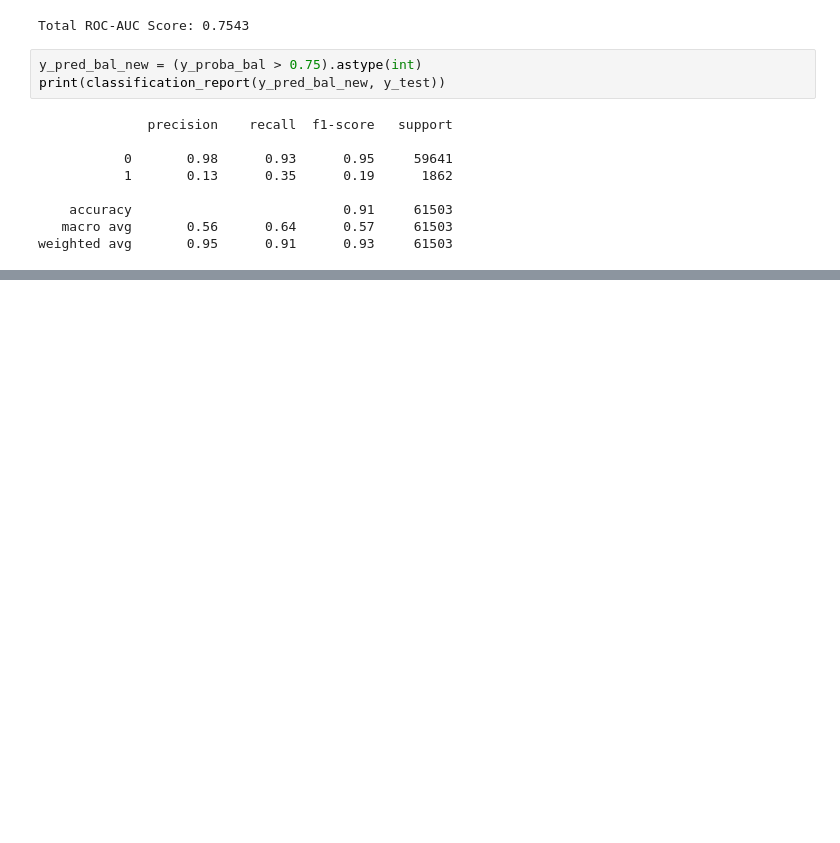
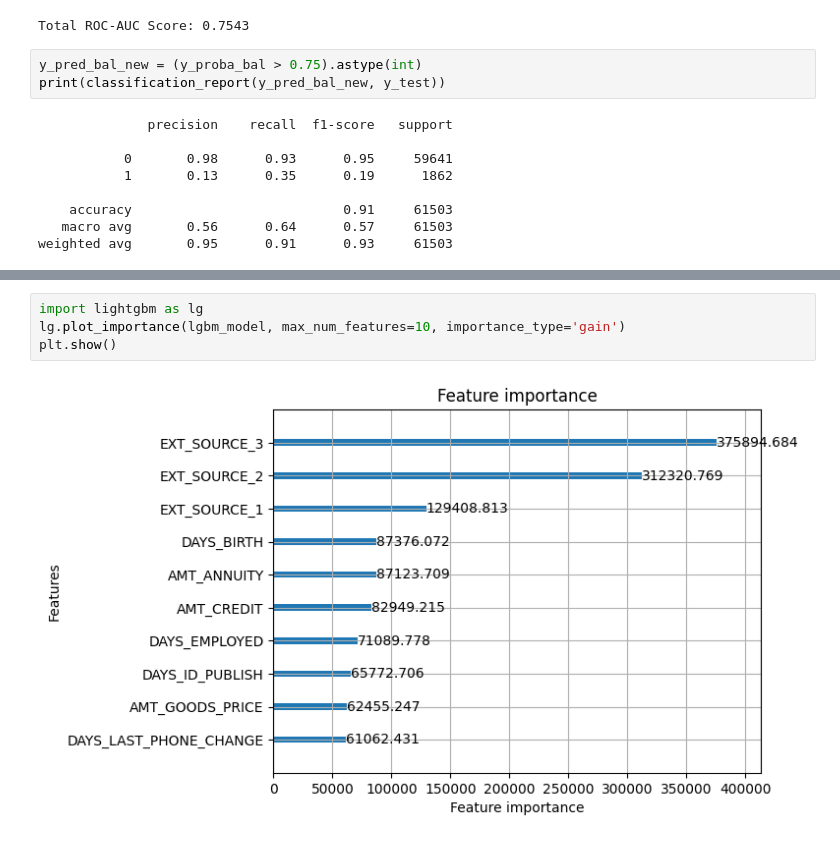
Before and after one commit to biswas-bit/credit-risk-modeling-error-analysis, a Jupyter notebook: analysis/algo_comparision.ipynb, the cells around one changed output, grey strips where cells are left out. Cells and saved outputs as stored; diff of their text form; blank space fills up the shorter version.

```diff
--- a/analysis/algo_comparision.ipynb
+++ b/analysis/algo_comparision.ipynb
@@ -218,0 +235,6 @@ print(classification_report(y_test, y_pred_lgbm))
+# %%
+import lightgbm as lg
+lg.plot_importance(lgbm_model, max_num_features=10, importance_type='gain')
+plt.show()
+# %% [output]
+[figure, added]
```
Also changed, not shown: parts of 1 cell of this notebook.
